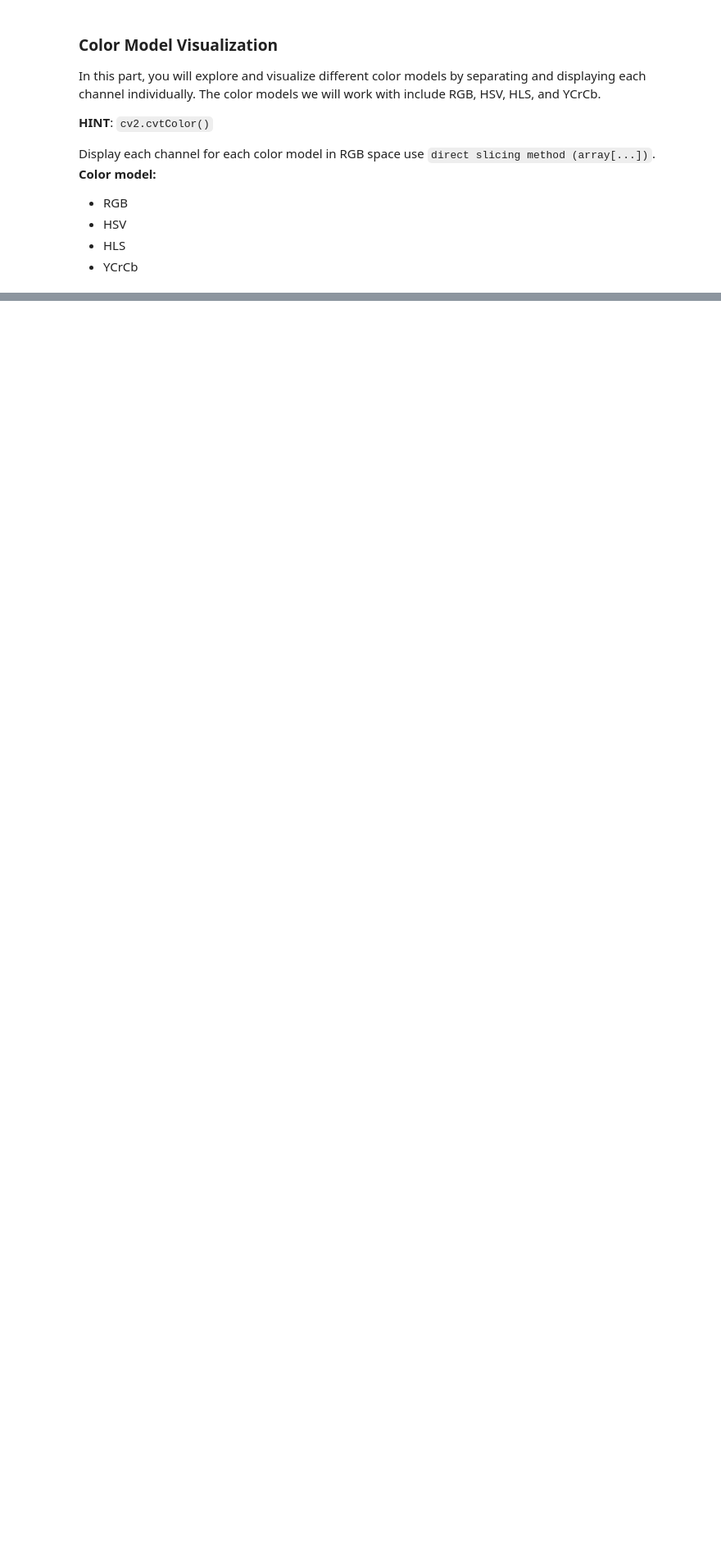
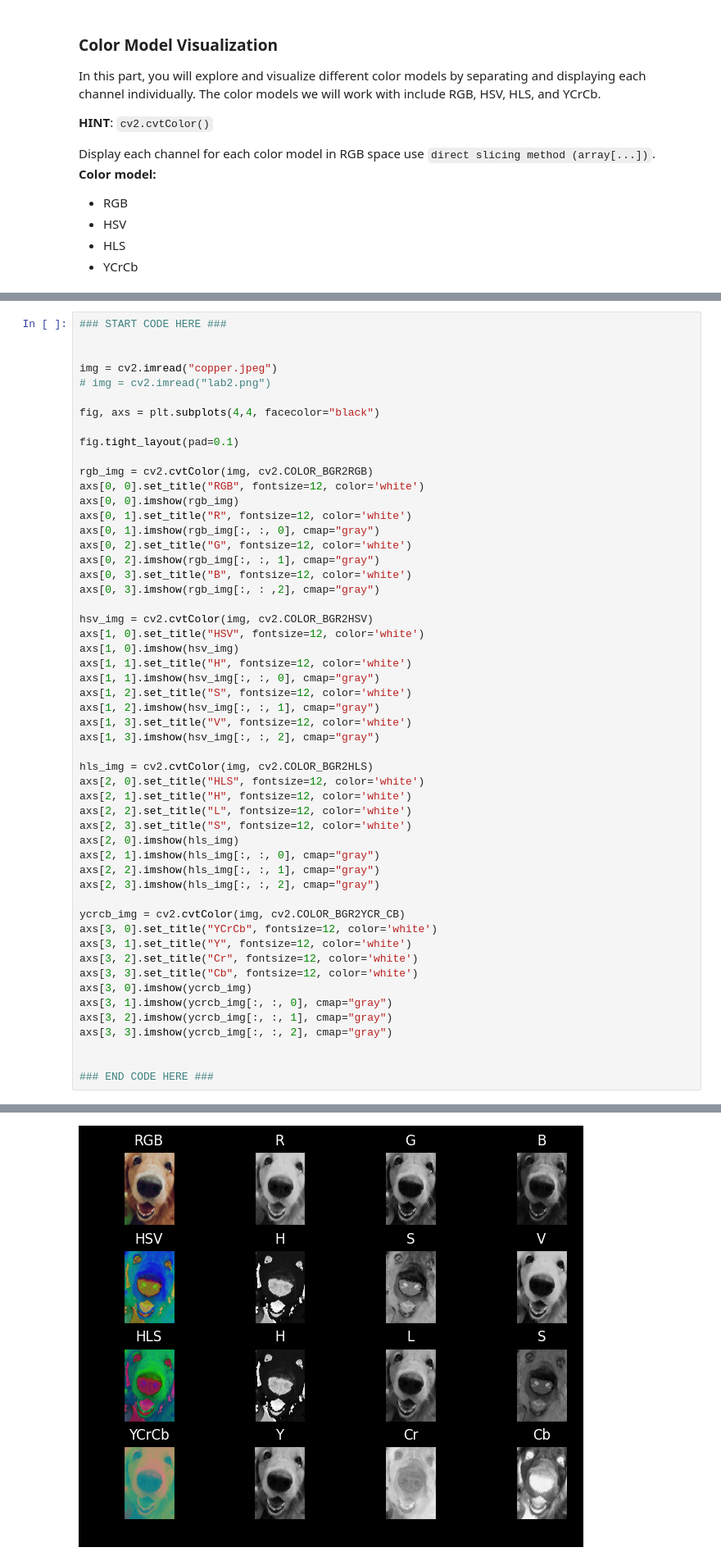
Before and after one commit to Digital-Image-Processing-Laboratory/image_processing-2024, a Jupyter notebook: Lab1_image-representation/Lab1_2.ipynb, the cells around one changed output, grey strips where cells are left out. Shown: that part at 82% size. Saved outputs shown, nothing was run; the diff lists cells and outputs as text; blank space fills up the shorter version.

Commit message:
Color model convert

```diff
--- a/Lab1_image-representation/Lab1_2.ipynb
+++ b/Lab1_image-representation/Lab1_2.ipynb
@@ -30,0 +25,54 @@ img = cv2.imread(None)
+# %%
+### START CODE HERE ###
+
+
+img = cv2.imread("copper.jpeg")
+# img = cv2.imread("lab2.png")
+
+fig, axs = plt.subplots(4,4, facecolor="black")
+
+fig.tight_layout(pad=0.1)
+
+rgb_img = cv2.cvtColor(img, cv2.COLOR_BGR2RGB)
+axs[0, 0].set_title("RGB", fontsize=12, color='white')
+axs[0, 0].imshow(rgb_img)
+axs[0, 1].set_title("R", fontsize=12, color='white')
+axs[0, 1].imshow(rgb_img[:, :, 0], cmap="gray")
+axs[0, 2].set_title("G", fontsize=12, color='white')
+axs[0, 2].imshow(rgb_img[:, :, 1], cmap="gray")
+axs[0, 3].set_title("B", fontsize=12, color='white')
+axs[0, 3].imshow(rgb_img[:, : ,2], cmap="gray")
+
+hsv_img = cv2.cvtColor(img, cv2.COLOR_BGR2HSV)
+axs[1, 0].set_title("HSV", fontsize=12, color='white')
+axs[1, 0].imshow(hsv_img)
+axs[1, 1].set_title("H", fontsize=12, color='white')
+axs[1, 1].imshow(hsv_img[:, :, 0], cmap="gray")
+axs[1, 2].set_title("S", fontsize=12, color='white')
+axs[1, 2].imshow(hsv_img[:, :, 1], cmap="gray")
+axs[1, 3].set_title("V", fontsize=12, color='white')
+axs[1, 3].imshow(hsv_img[:, :, 2], cmap="gray")
+
+hls_img = cv2.cvtColor(img, cv2.COLOR_BGR2HLS)
+axs[2, 0].set_title("HLS", fontsize=12, color='white')
+axs[2, 1].set_title("H", fontsize=12, color='white')
+axs[2, 2].set_title("L", fontsize=12, color='white')
+axs[2, 3].set_title("S", fontsize=12, color='white')
+axs[2, 0].imshow(hls_img)
+axs[2, 1].imshow(hls_img[:, :, 0], cmap="gray")
+axs[2, 2].imshow(hls_img[:, :, 1], cmap="gray")
+axs[2, 3].imshow(hls_img[:, :, 2], cmap="gray")
+
+ycrcb_img = cv2.cvtColor(img, cv2.COLOR_BGR2YCR_CB)
+axs[3, 0].set_title("YCrCb", fontsize=12, color='white')
+axs[3, 1].set_title("Y", fontsize=12, color='white')
+axs[3, 2].set_title("Cr", fontsize=12, color='white')
+axs[3, 3].set_title("Cb", fontsize=12, color='white')
+axs[3, 0].imshow(ycrcb_img)
+axs[3, 1].imshow(ycrcb_img[:, :, 0], cmap="gray")
+axs[3, 2].imshow(ycrcb_img[:, :, 1], cmap="gray")
+axs[3, 3].imshow(ycrcb_img[:, :, 2], cmap="gray")
+
+
+### END CODE HERE ###
+# %% [output]
@@ -31,3 +80,4 @@ img = cv2.imread(None)
+[figure, added]
 # %% [markdown]
 <details>
 
```
Also changed, not shown: parts of 3 cells of this notebook, 3 other files.
